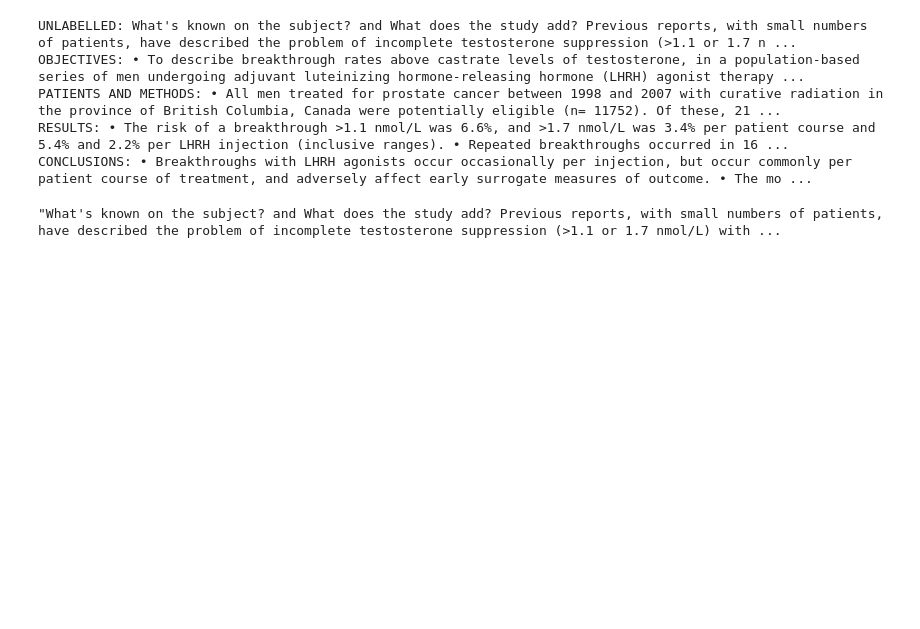
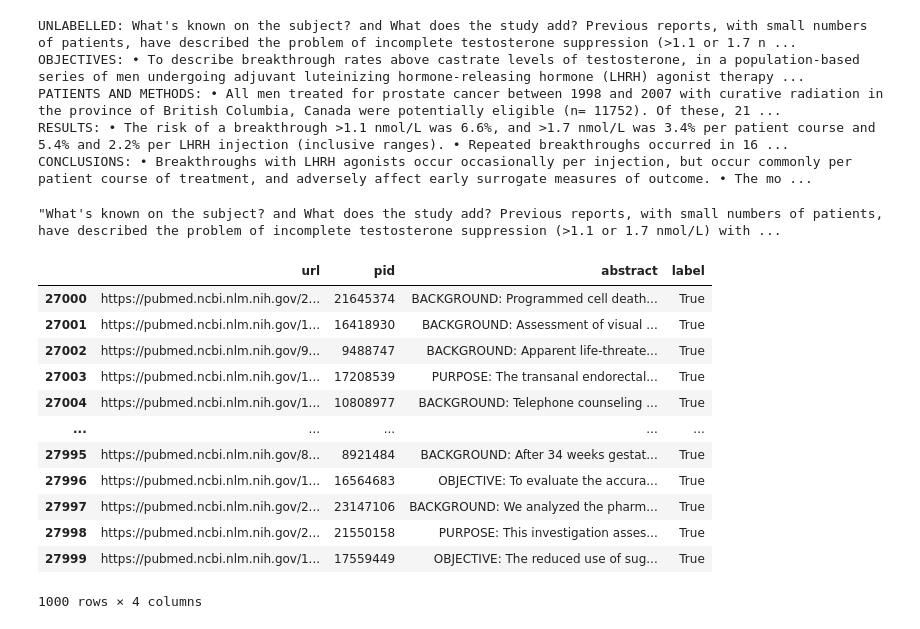
Before and after one commit to Athe-kunal/Mod-HyDE, a Jupyter notebook: mod_hyde/data/PubMedQA.ipynb, the cells around one changed output. Saved outputs shown, nothing was run; the diff lists cells and outputs as text; code cells hidden in the pictures; blank space fills up the shorter version.

```diff
--- a/mod_hyde/data/PubMedQA.ipynb
+++ b/mod_hyde/data/PubMedQA.ipynb
@@ -16,3 +16,19 @@ CONCLUSIONS: • Breakthroughs with LHRH agonists occur occasionally per injecti
 final_df['abstract'].values[100].split("\n")[0].split(": ")[1]
 # %% [output]
 "What's known on the subject? and What does the study add? Previous reports, with small numbers of patients, have described the problem of incomplete testosterone suppression (>1.1 or 1.7 nmol/L) with ...
+# %%
+true_df = final_df[final_df['label']==True]
+# %% [output]
+|  | url | pid | abstract | label |
+| 27000 | https://pubmed.ncbi.nlm.nih.gov/2... | 21645374 | BACKGROUND: Programmed cell death... | True |
+| 27001 | https://pubmed.ncbi.nlm.nih.gov/1... | 16418930 | BACKGROUND: Assessment of visual ... | True |
+| 27002 | https://pubmed.ncbi.nlm.nih.gov/9... | 9488747 | BACKGROUND: Apparent life-threate... | True |
+| 27003 | https://pubmed.ncbi.nlm.nih.gov/1... | 17208539 | PURPOSE: The transanal endorectal... | True |
+| 27004 | https://pubmed.ncbi.nlm.nih.gov/1... | 10808977 | BACKGROUND: Telephone counseling ... | True |
+| ... | ... | ... | ... | ... |
+| 27995 | https://pubmed.ncbi.nlm.nih.gov/8... | 8921484 | BACKGROUND: After 34 weeks gestat... | True |
+| 27996 | https://pubmed.ncbi.nlm.nih.gov/1... | 16564683 | OBJECTIVE: To evaluate the accura... | True |
+| 27997 | https://pubmed.ncbi.nlm.nih.gov/2... | 23147106 | BACKGROUND: We analyzed the pharm... | True |
+| 27998 | https://pubmed.ncbi.nlm.nih.gov/2... | 21550158 | PURPOSE: This investigation asses... | True |
+| 27999 | https://pubmed.ncbi.nlm.nih.gov/1... | 17559449 | OBJECTIVE: The reduced use of sug... | True |
+1000 rows × 4 columns
```
Also changed, not shown: parts of 9 cells of this notebook, 4 other files.
